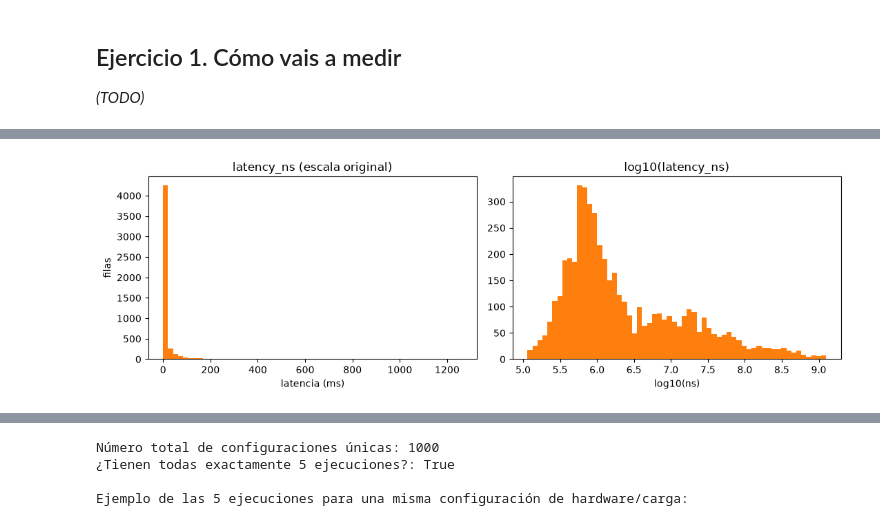
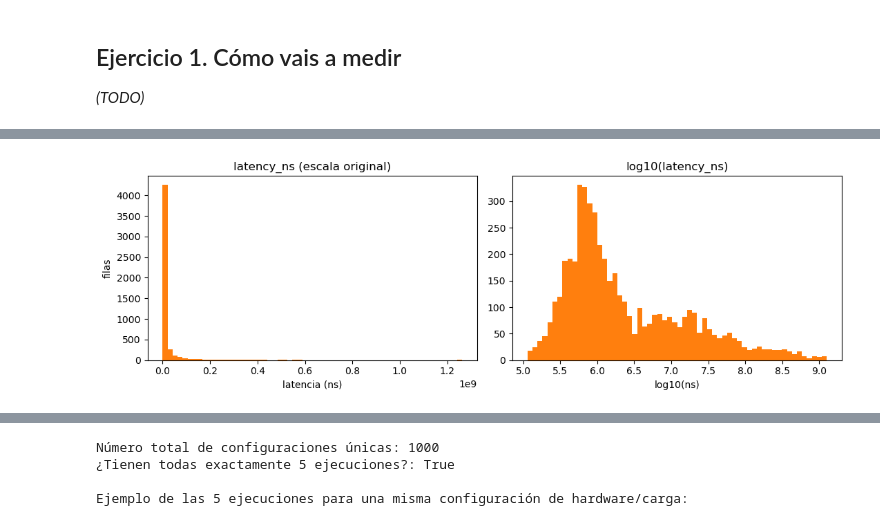
Before and after one commit to miguelang17/Practica_2, a Jupyter notebook: P2_alumnos/P2/Cuaderno/p2_grupoN.ipynb, the cells around one changed output, grey strips where cells are left out. Cells and saved outputs as stored; diff of their text form; code cells hidden in the pictures.

Commit message:
1a latencia modificado

```diff
--- a/P2_alumnos/P2/Cuaderno/p2_grupoN.ipynb
+++ b/P2_alumnos/P2/Cuaderno/p2_grupoN.ipynb
@@ -62,11 +102,11 @@ latencia     (5000, 11) (3000, 10)
 # %%
 # Distribución de la variable objetivo (latencia_ns) en train
 y = latencia_train["latency_ns"]
 fig, ax = plt.subplots(1, 2, figsize=(11, 3.6))
-ax[0].hist(y / 1e6, bins=60, color="C1"); ax[0].set_title("latency_ns (escala original)")
-ax[0].set_xlabel("latencia (ms)"); ax[0].set_ylabel("filas")
+ax[0].hist(y, bins=60, color="C1"); ax[0].set_title("latency_ns (escala original)")
+ax[0].set_xlabel("latencia (ns)"); ax[0].set_ylabel("filas")
 ax[1].hist(np.log10(y), bins=60, color="C1"); ax[1].set_title("log10(latency_ns)")
 ax[1].set_xlabel("log10(ns)")
 plt.tight_layout(); plt.show()
 # %% [output]
-[figure, old version]
+[figure, new version]
```
Also changed, not shown: parts of 10 cells of this notebook.
